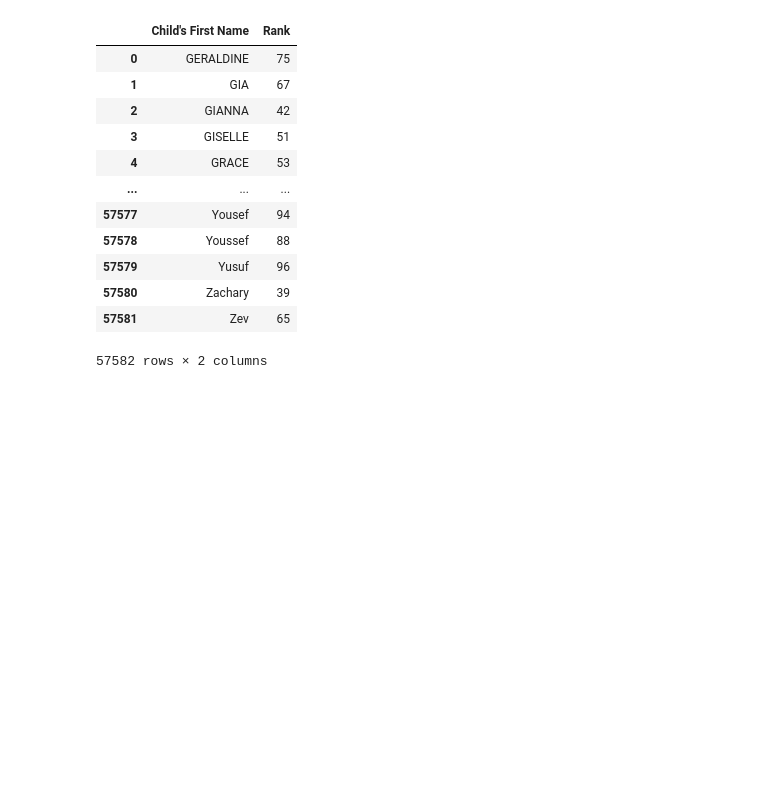
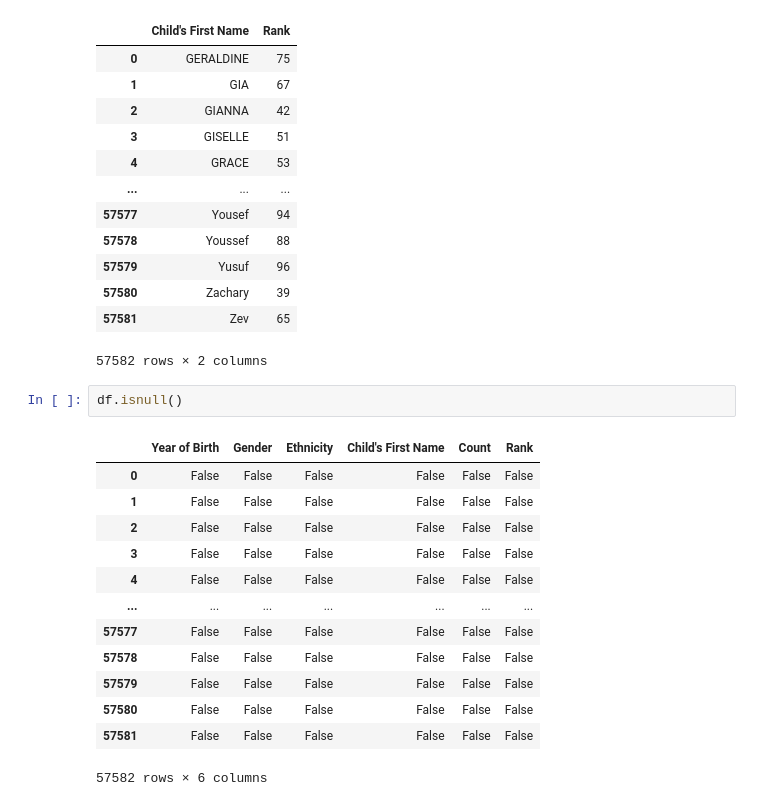
Before and after one commit to Kansi420/python_learn, a Jupyter notebook: pandas/pandas.ipynb, the cells around one changed output. Drawn from its saved outputs; the diff is of its cells as text; blank space fills up the shorter version.

```diff
--- a/pandas/pandas.ipynb
+++ b/pandas/pandas.ipynb
@@ -241,3 +241,19 @@ df.sample(n=2, replace=False, random_state=3, axis=1)
 | 57580 | Zachary | 39 |
 | 57581 | Zev | 65 |
 57582 rows × 2 columns
+# %%
+df.isnull()
+# %% [output]
+|  | Year of Birth | Gender | Ethnicity | Child's First Name | Count | Rank |
+| 0 | False | False | False | False | False | False |
+| 1 | False | False | False | False | False | False |
+| 2 | False | False | False | False | False | False |
+| 3 | False | False | False | False | False | False |
+| 4 | False | False | False | False | False | False |
+| ... | ... | ... | ... | ... | ... | ... |
+| 57577 | False | False | False | False | False | False |
+| 57578 | False | False | False | False | False | False |
+| 57579 | False | False | False | False | False | False |
+| 57580 | False | False | False | False | False | False |
+| 57581 | False | False | False | False | False | False |
+57582 rows × 6 columns
```
Also changed, not shown: parts of 10 cells of this notebook, 1 other file.
